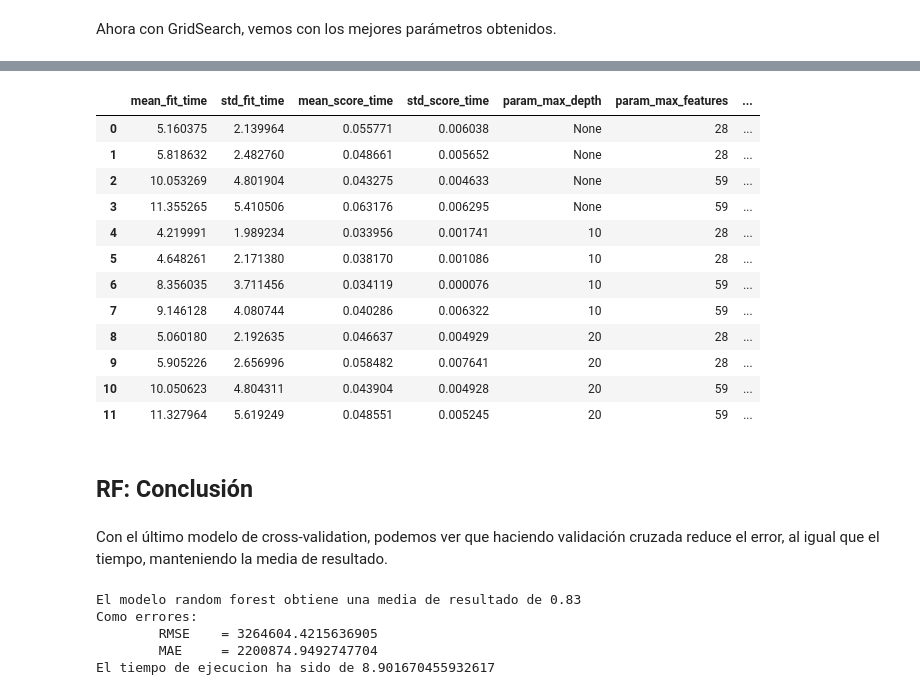
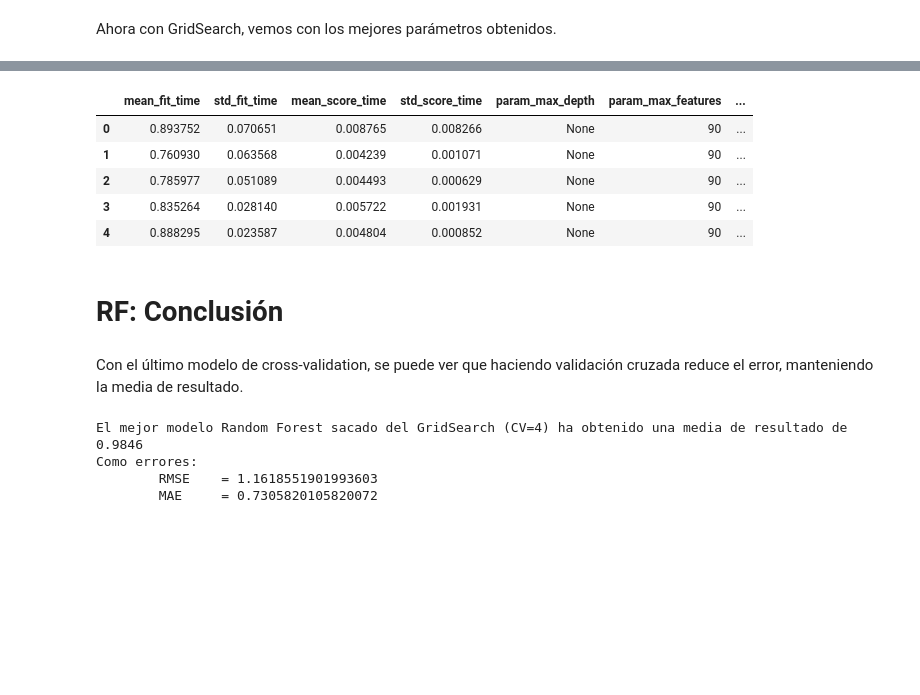
Before and after one commit to CDF51342/XAI_GII_Angola, a Jupyter notebook: notebooks/Random_Forest.ipynb, the cells around one changed output, grey strips where cells are left out. Cells and saved outputs as stored; diff of their text form; code cells hidden in the pictures; blank space fills up the shorter version.

Commit message:
Models RF

```diff
--- a/notebooks/Random_Forest.ipynb
+++ b/notebooks/Random_Forest.ipynb
@@ -408,46 +412,33 @@ print('El tiempo de ejecucion ha sido de {}'.format(t_grid))
 # %%
 dt_grid = pd.DataFrame(grid.cv_results_)
-dt_grid.style
+dt_grid.head()
 # %% [output]
 |  | mean_fit_time | std_fit_time | mean_score_time | std_score_time | param_max_depth | param_max_features | ... |
-| 0 | 5.160375 | 2.139964 | 0.055771 | 0.006038 | None | 28 | ... |
-| 1 | 5.818632 | 2.482760 | 0.048661 | 0.005652 | None | 28 | ... |
-| 2 | 10.053269 | 4.801904 | 0.043275 | 0.004633 | None | 59 | ... |
-| 3 | 11.355265 | 5.410506 | 0.063176 | 0.006295 | None | 59 | ... |
-| 4 | 4.219991 | 1.989234 | 0.033956 | 0.001741 | 10 | 28 | ... |
-| 5 | 4.648261 | 2.171380 | 0.038170 | 0.001086 | 10 | 28 | ... |
-| 6 | 8.356035 | 3.711456 | 0.034119 | 0.000076 | 10 | 59 | ... |
-| 7 | 9.146128 | 4.080744 | 0.040286 | 0.006322 | 10 | 59 | ... |
-| 8 | 5.060180 | 2.192635 | 0.046637 | 0.004929 | 20 | 28 | ... |
-| 9 | 5.905226 | 2.656996 | 0.058482 | 0.007641 | 20 | 28 | ... |
-| 10 | 10.050623 | 4.804311 | 0.043904 | 0.004928 | 20 | 59 | ... |
-| 11 | 11.327964 | 5.619249 | 0.048551 | 0.005245 | 20 | 59 | ... |
+| 0 | 0.893752 | 0.070651 | 0.008765 | 0.008266 | None | 90 | ... |
+| 1 | 0.760930 | 0.063568 | 0.004239 | 0.001071 | None | 90 | ... |
+| 2 | 0.785977 | 0.051089 | 0.004493 | 0.000629 | None | 90 | ... |
+| 3 | 0.835264 | 0.028140 | 0.005722 | 0.001931 | None | 90 | ... |
+| 4 | 0.888295 | 0.023587 | 0.004804 | 0.000852 | None | 90 | ... |
 # %% [markdown]
-## **RF: Conclusión**
+# **RF: Conclusión**
 # %% [markdown]
-Con el último modelo de cross-validation, podemos ver que haciendo validación cruzada reduce el error, al igual que el tiempo, manteniendo la media de resultado.
+Con el último modelo de cross-validation, se puede ver que haciendo validación cruzada reduce el error, manteniendo la media de resultado.
-# %%
-# Creamos el modelo
-t_inicio = time.time() # Guardamos el tiempo inicial
-RF = RandomForestRegressor(max_features=28, n_estimators=185, max_depth=10)
-np.random.seed(42)  # Para la toma de decisión entre varios puntos
-
-RF.fit(x_train, y_train)
-t_fin = time.time() # Guardamos el tiempo final
-accuracy_train_final = RF.score(x_test, y_test)
-print('El modelo random forest obtiene una media de resultado de {:.2f}'.format(accuracy_train_final))
-# Miramos sus errores
-prediction = RF.predict(x_test)
-error_rmse_final = sqrt(mean_squared_error(y_test, prediction))
-error_mae_final = mean_absolute_error(y_test, prediction)
-print('Como errores:\n\tRMSE\t= {}\n\tMAE\t= {}'.format(error_rmse_final, error_mae_final))
-t_final = t_fin - t_inicio
-print('El tiempo de ejecucion ha sido de {}'.format(t_final))
-model_results['RF'] = [accuracy_train_final,error_rmse_final,error_mae_final,t_final]
-# %% [output]
-El modelo random forest obtiene una media de resultado de 0.83
-Como errores:
-        RMSE    = 3264604.4215636905
-        MAE     = 2200874.9492747704
-El tiempo de ejecucion ha sido de 8.901670455932617
+# %%
+# Se coge el mejor modelo obtenido en el GridSearchCV
+best_RF = grid.best_estimator_
+
+accuracy_train_grid = best_RF.score(X_test, Y_test)  # Se obtiene el resultado de aciertos
+print('El mejor modelo Random Forest sacado del GridSearch (CV=4) ha obtenido una media de resultado de {:.4f}'.format(accuracy_train_grid))
+# Se miran sus errores
+prediction = best_RF.predict(X_test)
+error_rmse_grid = sqrt(mean_squared_error(Y_test, prediction))
+error_mae_grid = mean_absolute_error(Y_test, prediction)
+print('Como errores:\n\tRMSE\t= {}\n\tMAE\t= {}'.format(error_rmse_grid, error_mae_grid))
+
+model_results['RF'] = [accuracy_train_grid, error_rmse_grid, error_mae_grid]
+# %% [output]
+El mejor modelo Random Forest sacado del GridSearch (CV=4) ha obtenido una media de resultado de 0.9846
+Como errores:
+        RMSE    = 1.1618551901993603
+        MAE     = 0.7305820105820072
 # %%
```
Also changed, not shown: parts of 10 cells of this notebook, 2 other files.
